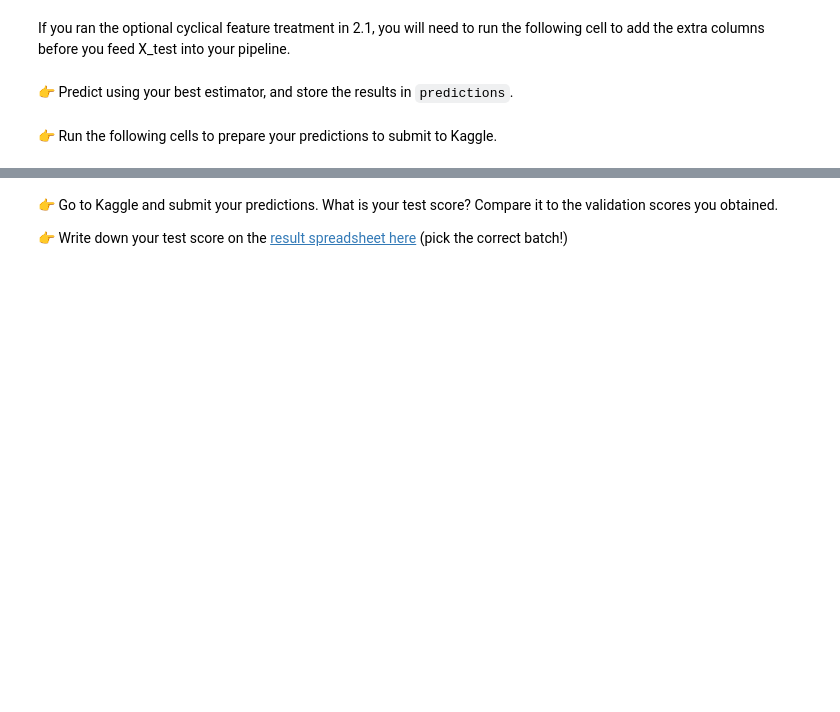
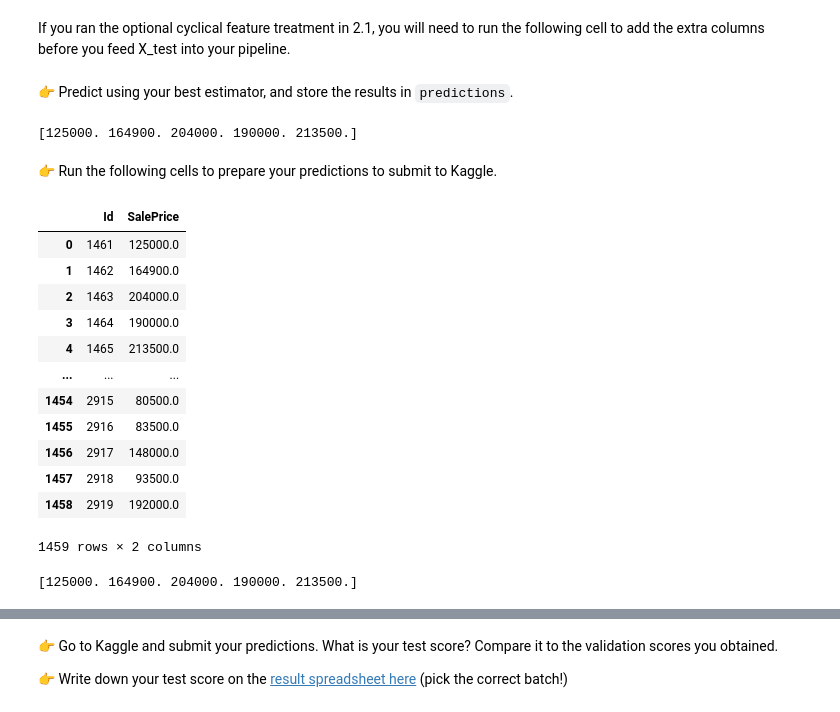
Before and after one commit to saranjthilak/data-houses-kaggle-competition, a Jupyter notebook: houses_kaggle_competition.ipynb, the cells around one changed output, grey strips where cells are left out. Cells and saved outputs as stored; diff of their text form; code cells hidden in the pictures; blank space fills up the shorter version.

Commit message:
tested accuracy and pushed result to kaggle

```diff
--- a/houses_kaggle_competition.ipynb
+++ b/houses_kaggle_competition.ipynb
@@ -657,2 +944,30 @@ if 'months_in_a_year' in locals():
+# %%
+pipe_xgb_new.fit(X, y)
+
+# Predict on the test set
+predictions = pipe_baseline.predict(X_test)
+
+# Optional: preview predictions
+print(y_pred_baseline[:5])
+# %% [output]
+[125000. 164900. 204000. 190000. 213500.]
 # %% [markdown]
 👉 Run the following cells to prepare your predictions to submit to Kaggle.
+# %%
+# Create a DataFrame in the correct format
+results = pd.concat([X_test_ids, pd.Series(predictions, name="SalePrice")], axis=1)
+results
+# %% [output]
+|  | Id | SalePrice |
+| 0 | 1461 | 125000.0 |
+| 1 | 1462 | 164900.0 |
+| 2 | 1463 | 204000.0 |
+| 3 | 1464 | 190000.0 |
+| 4 | 1465 | 213500.0 |
+| ... | ... | ... |
+| 1454 | 2915 | 80500.0 |
+| 1455 | 2916 | 83500.0 |
+| 1456 | 2917 | 148000.0 |
+| 1457 | 2918 | 93500.0 |
+| 1458 | 2919 | 192000.0 |
+1459 rows × 2 columns
@@ -659,3 +986,11 @@ if 'months_in_a_year' in locals():
+# %%
+# Predict on the test set
+predictions = pipe_baseline.predict(X_test)
+
+# Optional: preview predictions
+print(y_pred_baseline[:5])
+# %% [output]
+[125000. 164900. 204000. 190000. 213500.]
 # %%
 # Create a DataFrame in the correct format
 results = pd.concat([X_test_ids, pd.Series(predictions, name="SalePrice")], axis=1)
```
Also changed, not shown: parts of 30 cells of this notebook.
